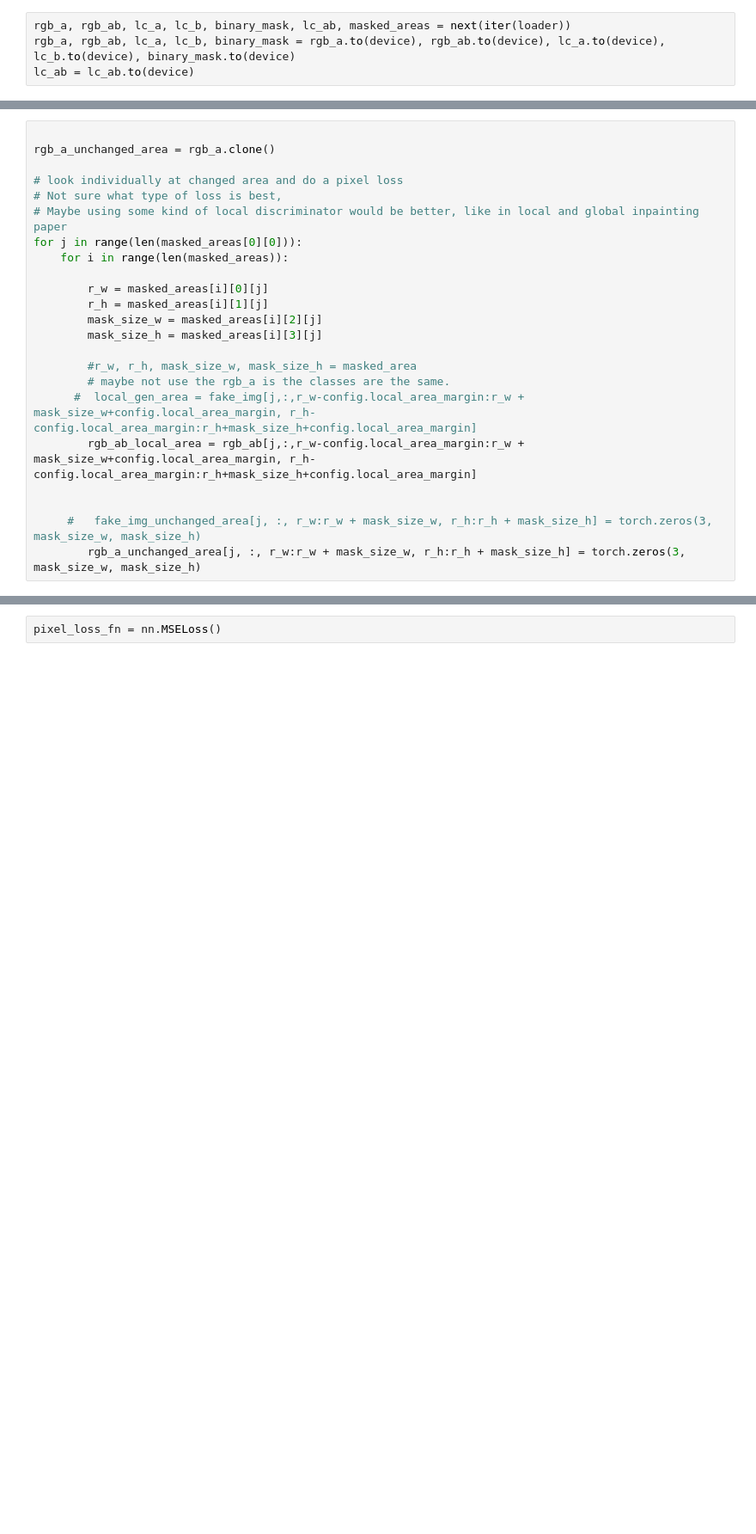
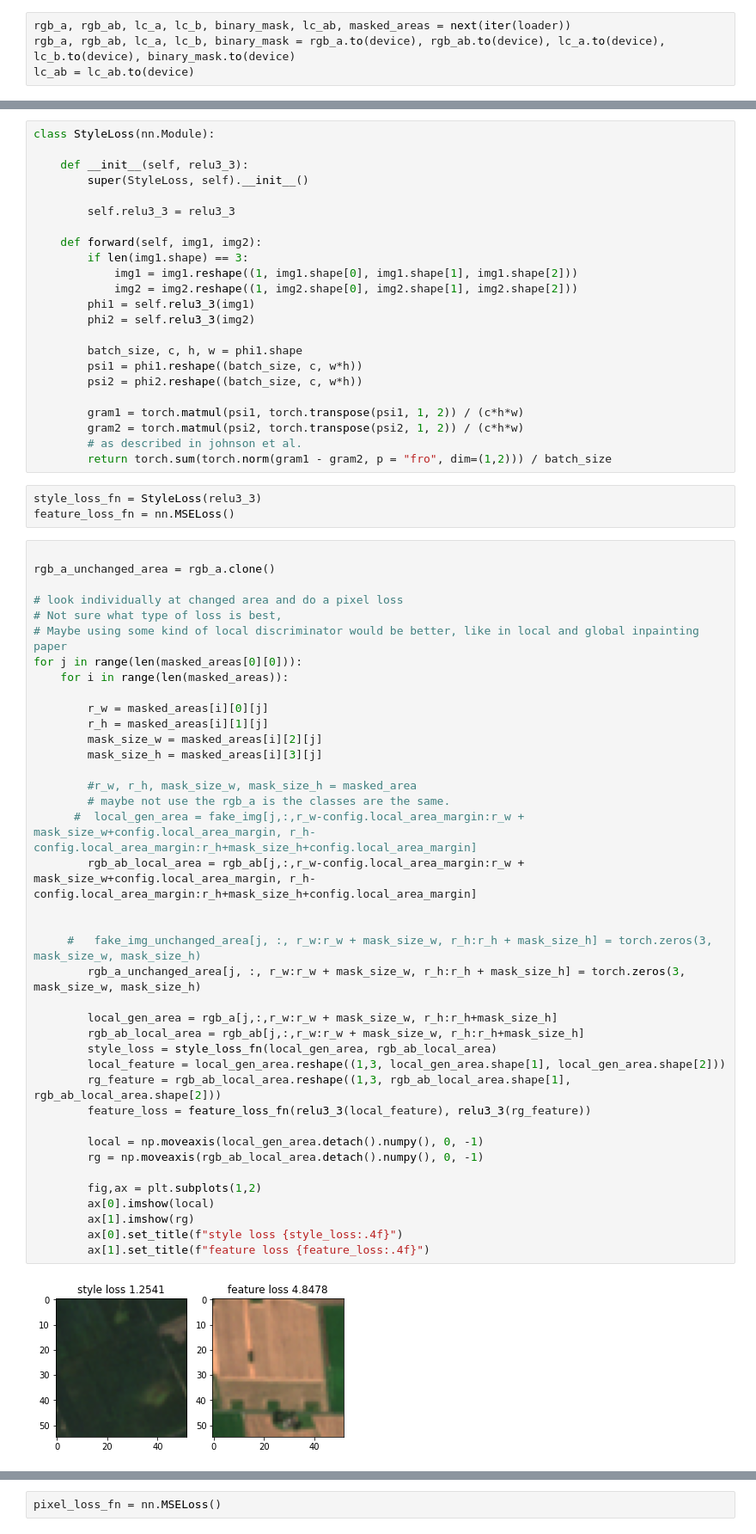
Before and after one commit to hugisveitti/thesis, a Jupyter notebook: code/model/test_losses.ipynb, the cells around one changed output, grey strips where cells are left out. Shown: that part at 86% size. Saved outputs shown, nothing was run; the diff lists cells and outputs as text; blank space fills up the shorter version.

```diff
--- a/code/model/test_losses.ipynb
+++ b/code/model/test_losses.ipynb
@@ -28,23 +33,67 @@ lc_ab = lc_ab.to(device)
+# %%
+class StyleLoss(nn.Module):
+
+    def __init__(self, relu3_3):
+        super(StyleLoss, self).__init__()
+
+        self.relu3_3 = relu3_3
+
+    def forward(self, img1, img2):
+        if len(img1.shape) == 3:
+            img1 = img1.reshape((1, img1.shape[0], img1.shape[1], img1.shape[2]))
+            img2 = img2.reshape((1, img2.shape[0], img2.shape[1], img2.shape[2]))
+        phi1 = self.relu3_3(img1)
+        phi2 = self.relu3_3(img2)
+
+        batch_size, c, h, w = phi1.shape
+        psi1 = phi1.reshape((batch_size, c, w*h))
+        psi2 = phi2.reshape((batch_size, c, w*h))
+
+        gram1 = torch.matmul(psi1, torch.transpose(psi1, 1, 2)) / (c*h*w)
+        gram2 = torch.matmul(psi2, torch.transpose(psi2, 1, 2)) / (c*h*w)
+        # as described in johnson et al.
+        return torch.sum(torch.norm(gram1 - gram2, p = "fro", dim=(1,2))) / batch_size
+# %%
+style_loss_fn = StyleLoss(relu3_3)
+feature_loss_fn = nn.MSELoss()
 # %%
 
 rgb_a_unchanged_area = rgb_a.clone()
 
 # look individually at changed area and do a pixel loss
 # Not sure what type of loss is best,
 # Maybe using some kind of local discriminator would be better, like in local and global inpainting paper
 for j in range(len(masked_areas[0][0])):
     for i in range(len(masked_areas)):
 
         r_w = masked_areas[i][0][j]
         r_h = masked_areas[i][1][j]
         mask_size_w = masked_areas[i][2][j]
         mask_size_h = masked_areas[i][3][j]
 
         #r_w, r_h, mask_size_w, mask_size_h = masked_area
         # maybe not use the rgb_a is the classes are the same.
       #  local_gen_area = fake_img[j,:,r_w-config.local_area_margin:r_w + mask_size_w+config.local_area_margin, r_h-config.local_area_margin:r_h+mask_size_h+config.local_area_margin]
         rgb_ab_local_area = rgb_ab[j,:,r_w-config.local_area_margin:r_w + mask_size_w+config.local_area_margin, r_h-config.local_area_margin:r_h+mask_size_h+config.local_area_margin]
 
 
      #   fake_img_unchanged_area[j, :, r_w:r_w + mask_size_w, r_h:r_h + mask_size_h] = torch.zeros(3, mask_size_w, mask_size_h)
         rgb_a_unchanged_area[j, :, r_w:r_w + mask_size_w, r_h:r_h + mask_size_h] = torch.zeros(3, mask_size_w, mask_size_h)
+
+        local_gen_area = rgb_a[j,:,r_w:r_w + mask_size_w, r_h:r_h+mask_size_h]
+        rgb_ab_local_area = rgb_ab[j,:,r_w:r_w + mask_size_w, r_h:r_h+mask_size_h]
+        style_loss = style_loss_fn(local_gen_area, rgb_ab_local_area)
+        local_feature = local_gen_area.reshape((1,3, local_gen_area.shape[1], local_gen_area.shape[2]))
+        rg_feature = rgb_ab_local_area.reshape((1,3, rgb_ab_local_area.shape[1], rgb_ab_local_area.shape[2]))
+        feature_loss = feature_loss_fn(relu3_3(local_feature), relu3_3(rg_feature))
+
+        local = np.moveaxis(local_gen_area.detach().numpy(), 0, -1)
+        rg = np.moveaxis(rgb_ab_local_area.detach().numpy(), 0, -1)
+
+        fig,ax = plt.subplots(1,2)
+        ax[0].imshow(local)
+        ax[1].imshow(rg)
+        ax[0].set_title(f"style loss {style_loss:.4f}")
+        ax[1].set_title(f"feature loss {feature_loss:.4f}")
+# %% [output]
+[figure, added]
```
Also changed, not shown: parts of 101 cells of this notebook, 6 other files.
